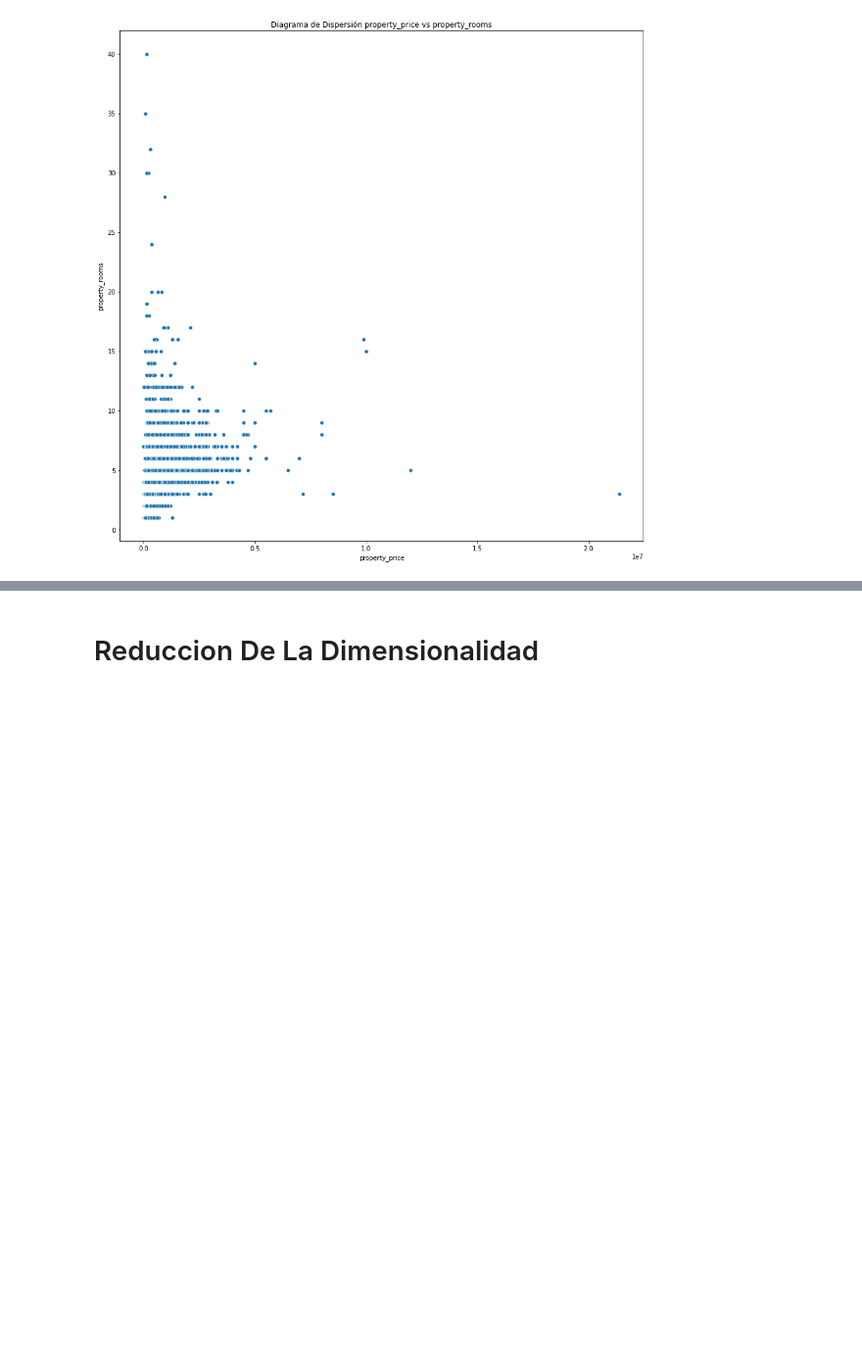
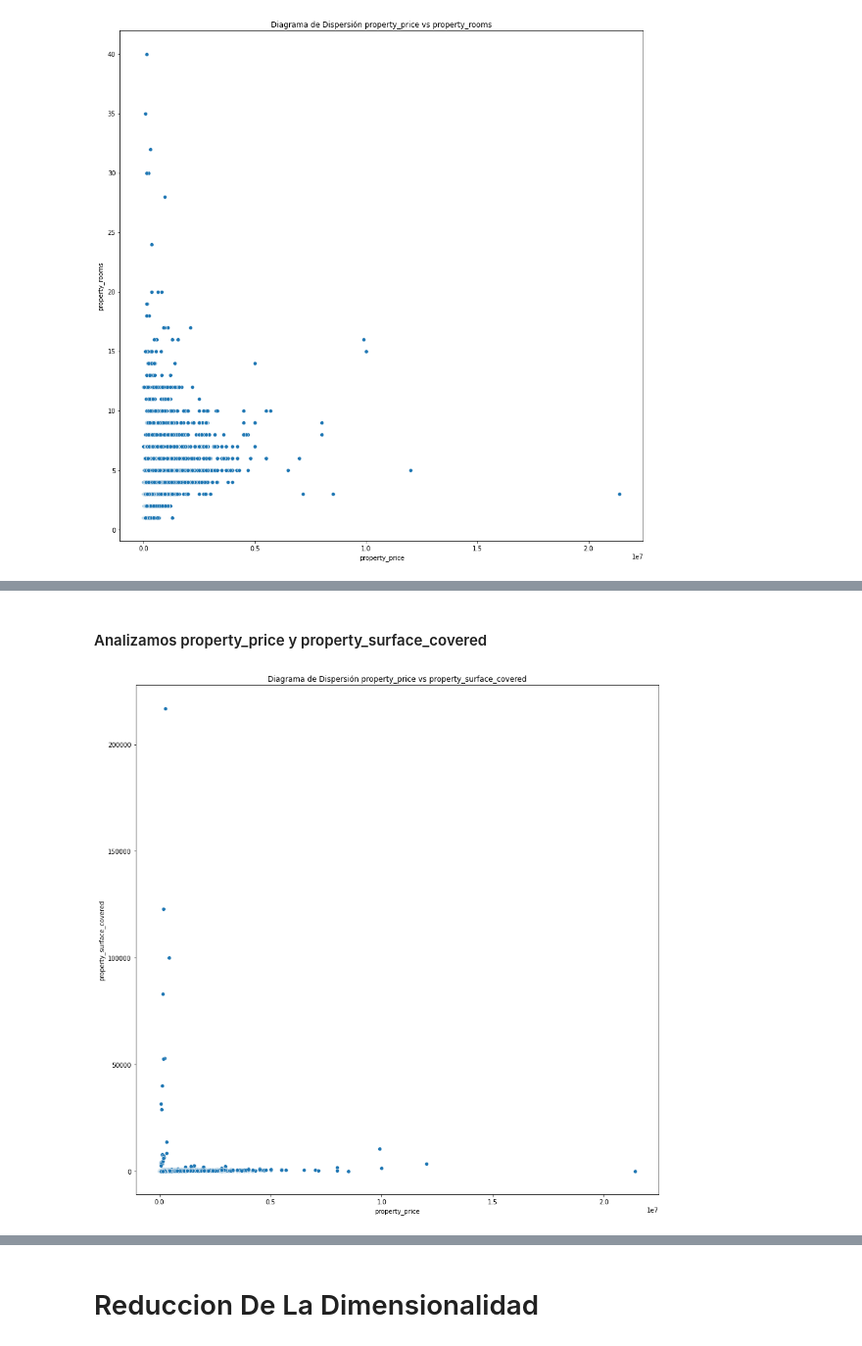
Before and after one commit to Fanusaez/7506R-2C2022-GRUPO13, a Jupyter notebook: 7506R_TP1_GRUPO13_ENTREGA.ipynb, the cells around one changed output, grey strips where cells are left out. Shown at 98% size. Cells and saved outputs as stored; diff of their text form; code cells hidden in the pictures; blank space fills up the shorter version.

```diff
--- a/7506R_TP1_GRUPO13_ENTREGA.ipynb
+++ b/7506R_TP1_GRUPO13_ENTREGA.ipynb
@@ -631,0 +668,9 @@ legend.legendHandles[1]._sizes = [20]
+# %% [markdown]
+#### Analizamos property_price y property_surface_covered
+# %%
+plt.figure(figsize=(15,15))
+sns.scatterplot(ds_atipicos['property_price'],ds_atipicos['property_surface_covered'])
+plt.title('Diagrama de Dispersión property_price vs property_surface_covered')
+plt.show()
+# %% [output]
+[figure, added]
```
Also changed, not shown: parts of 16 cells of this notebook.
